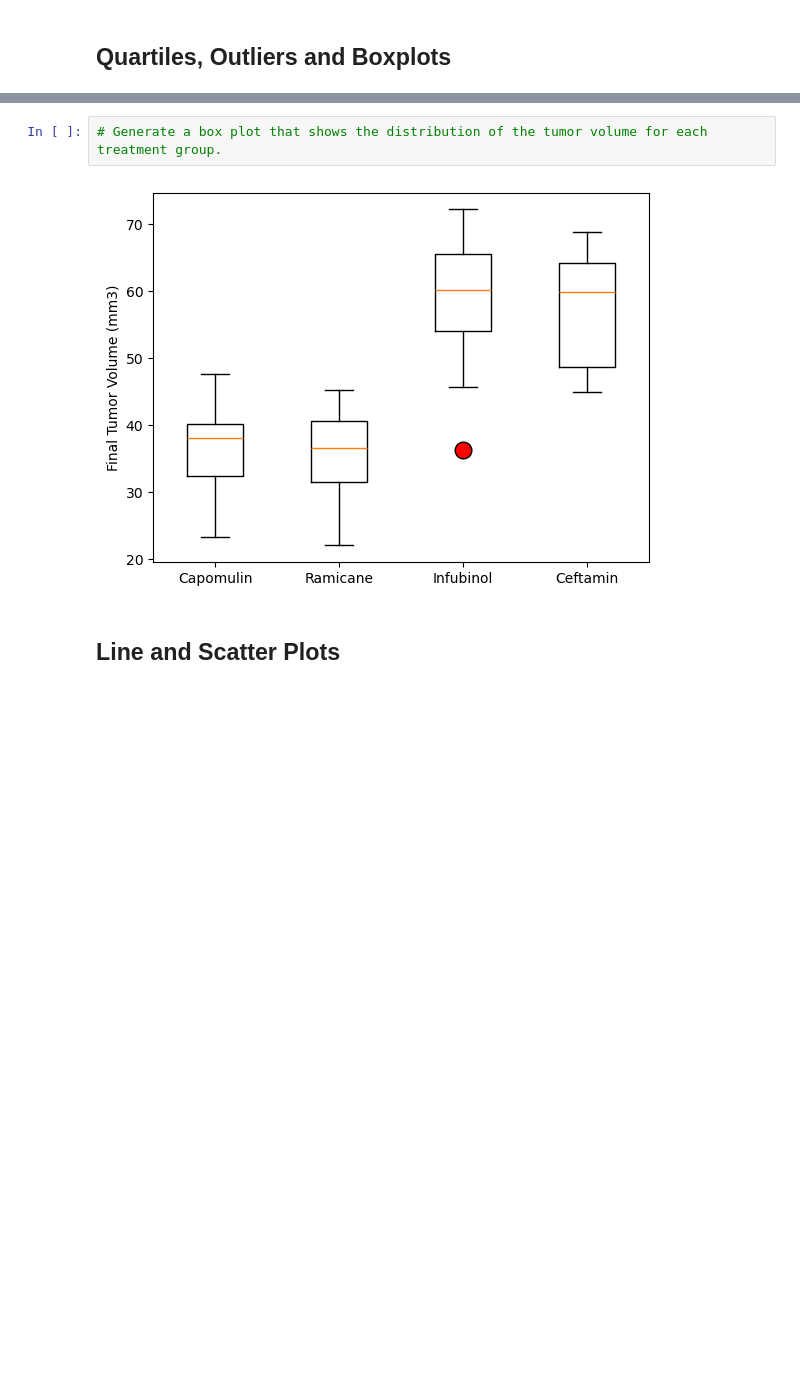
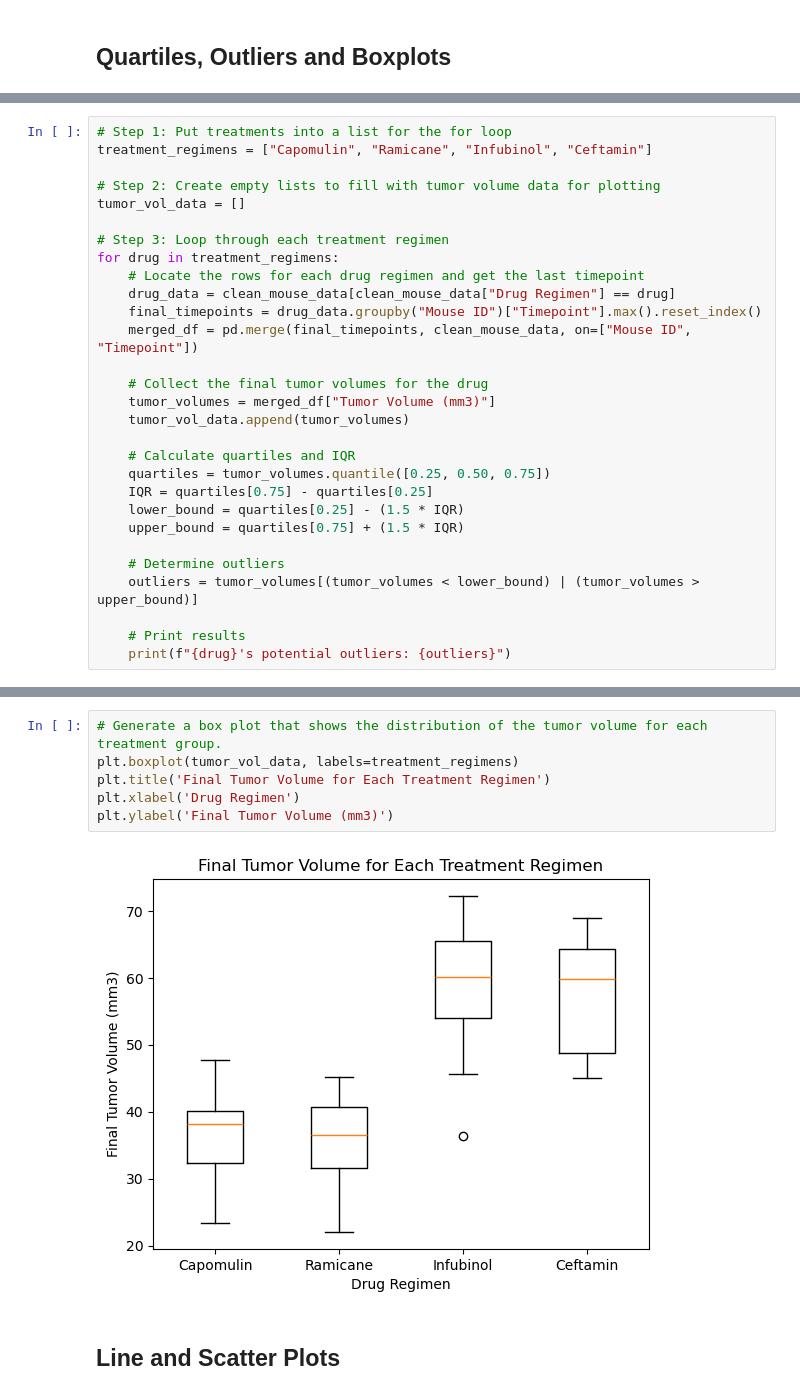
Before and after one commit to cmaijala/Matplotlib-challenge, a Jupyter notebook: Pymaceuticals/pymaceuticals_starter.ipynb, the cells around one changed output, grey strips where cells are left out. Cells and saved outputs as stored; diff of their text form; blank space fills up the shorter version.

Commit message:
Plots, correlation, and regression completed

```diff
--- a/Pymaceuticals/pymaceuticals_starter.ipynb
+++ b/Pymaceuticals/pymaceuticals_starter.ipynb
@@ -265,0 +235,29 @@ Ceftamin's potential outliers: Series([], Name: Tumor Volume (mm3), dtype: float
+# %%
+# Step 1: Put treatments into a list for the for loop
+treatment_regimens = ["Capomulin", "Ramicane", "Infubinol", "Ceftamin"]
+
+# Step 2: Create empty lists to fill with tumor volume data for plotting
+tumor_vol_data = []
+
+# Step 3: Loop through each treatment regimen
+for drug in treatment_regimens:
+    # Locate the rows for each drug regimen and get the last timepoint
+    drug_data = clean_mouse_data[clean_mouse_data["Drug Regimen"] == drug]
+    final_timepoints = drug_data.groupby("Mouse ID")["Timepoint"].max().reset_index()
+    merged_df = pd.merge(final_timepoints, clean_mouse_data, on=["Mouse ID", "Timepoint"])
+
+    # Collect the final tumor volumes for the drug
+    tumor_volumes = merged_df["Tumor Volume (mm3)"]
+    tumor_vol_data.append(tumor_volumes)
+
+    # Calculate quartiles and IQR
+    quartiles = tumor_volumes.quantile([0.25, 0.50, 0.75])
+    IQR = quartiles[0.75] - quartiles[0.25]
+    lower_bound = quartiles[0.25] - (1.5 * IQR)
+    upper_bound = quartiles[0.75] + (1.5 * IQR)
+
+    # Determine outliers
+    outliers = tumor_volumes[(tumor_volumes < lower_bound) | (tumor_volumes > upper_bound)]
+
+    # Print results
+    print(f"{drug}'s potential outliers: {outliers}")
@@ -266,6 +270,10 @@ Ceftamin's potential outliers: Series([], Name: Tumor Volume (mm3), dtype: float
 # %%
 # Generate a box plot that shows the distribution of the tumor volume for each treatment group.
+plt.boxplot(tumor_vol_data, labels=treatment_regimens)
+plt.title('Final Tumor Volume for Each Treatment Regimen')
+plt.xlabel('Drug Regimen')
+plt.ylabel('Final Tumor Volume (mm3)')
 # %% [output]
-[figure, old version]
+[figure, new version]
 # %% [markdown]
 ## Line and Scatter Plots
```
Also changed, not shown: parts of 11 cells of this notebook, 1 other file.
